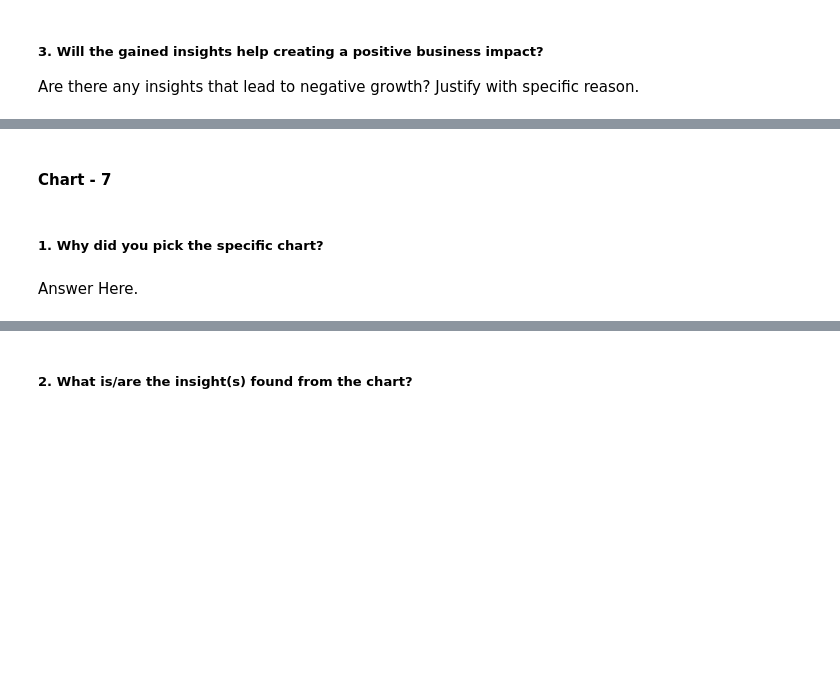
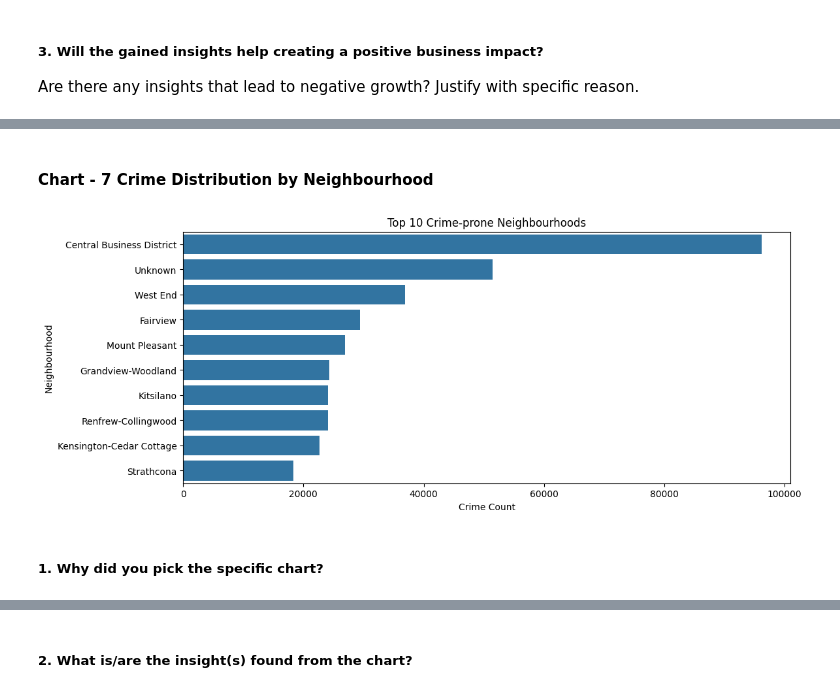
Before and after one commit to nibedita-26/crime_forecasting, a Jupyter notebook: notebook/ml_project.ipynb, the cells around one changed output, grey strips where cells are left out. Drawn from its saved outputs; the diff is of its cells as text; code cells hidden in the pictures; blank space fills up the shorter version.

```diff
--- a/notebook/ml_project.ipynb
+++ b/notebook/ml_project.ipynb
@@ -879,2 +908,2 @@ Answer Here
 # %% [markdown]
-#### Chart - 7
+#### Chart - 7 Crime Distribution by Neighbourhood
@@ -883,4 +910,17 @@ Answer Here
+# %%
+# Chart - 7 visualization code
+top_neighbourhoods = train_df['NEIGHBOURHOOD'].value_counts().head(10)
+
+plt.figure(figsize = (12,5))
+sns.barplot(x = top_neighbourhoods.values, y = top_neighbourhoods.index)
+plt.title('Top 10 Crime-prone Neighbourhoods')
+plt.xlabel('Crime Count')
+plt.ylabel('Neighbourhood')
+
+plt.savefig('../outputs/top_crime-prone_neighbourhoods.png')
+
+plt.show()
+# %% [output]
+[figure, added]
 # %% [markdown]
 ##### 1. Why did you pick the specific chart?
-# %% [markdown]
-Answer Here.
```
Also changed, not shown: parts of 95 cells of this notebook, 11 other files.
